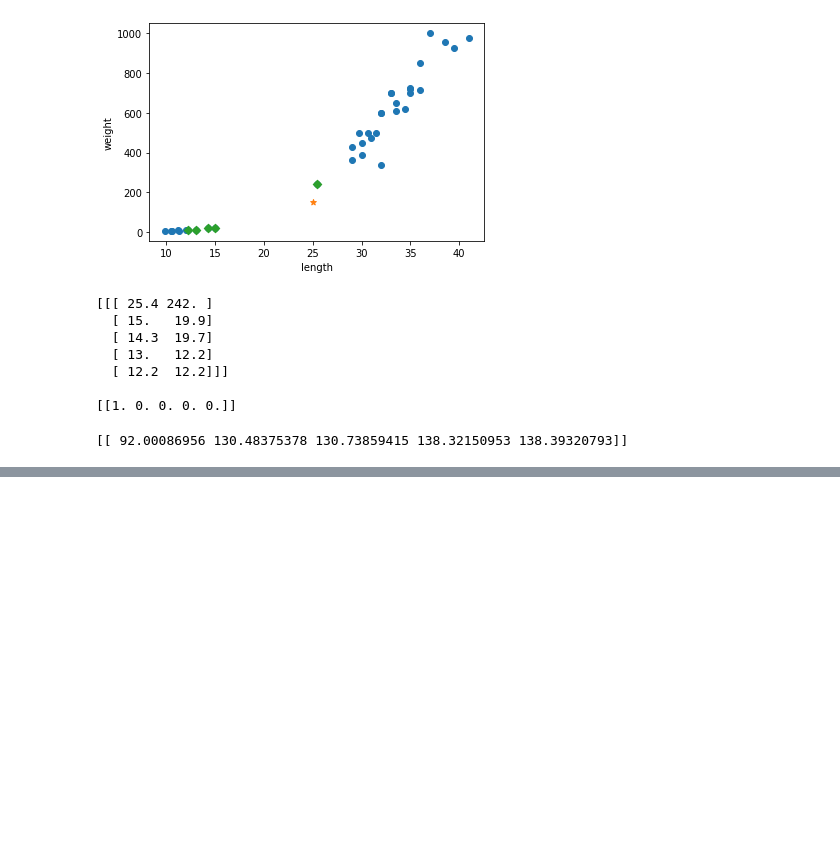
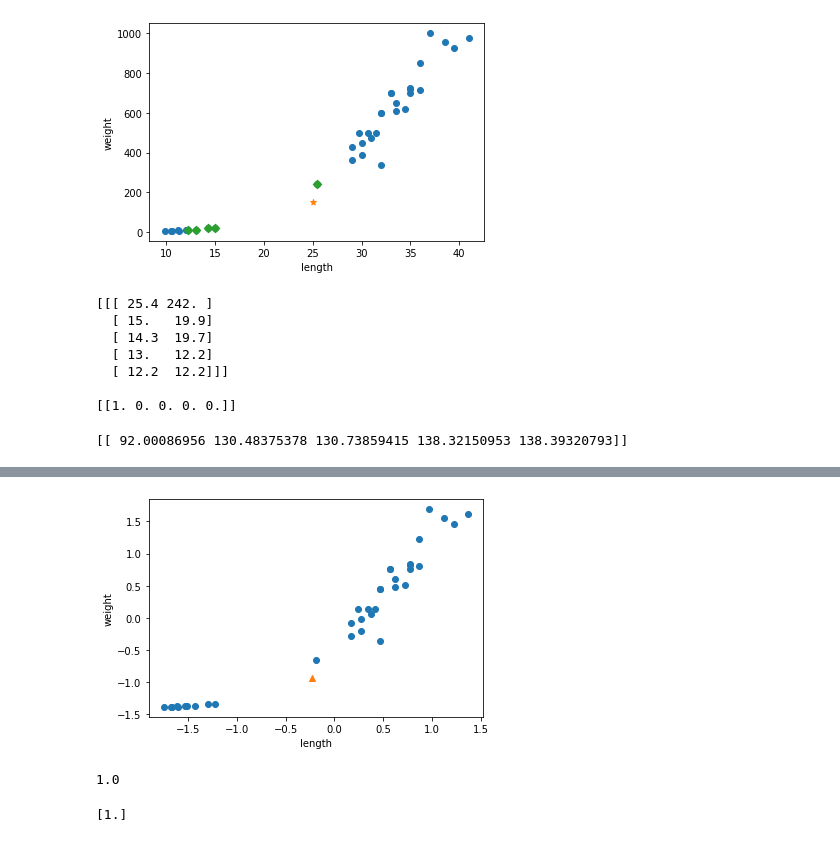
Before and after one commit to ohhongseok/ML-DeepLearning, a Jupyter notebook: 2/2-2/Data_Preprocessing.ipynb, the cells around one changed output, grey strips where cells are left out. Cells and saved outputs as stored; diff of their text form; code cells hidden in the pictures; blank space fills up the shorter version.

```diff
--- a/2/2-2/Data_Preprocessing.ipynb
+++ b/2/2-2/Data_Preprocessing.ipynb
@@ -136,0 +220,9 @@ print(distances)
+# %%
+new_data = ([25,150]-mean)/std
+plt.scatter(train_scaled[:,0],train_scaled[:,1])
+plt.scatter(new_data[0],new_data[1],marker='^')
+plt.xlabel('length')
+plt.ylabel('weight')
+plt.show()
+# %% [output]
+[figure, added]
@@ -136,0 +235,10 @@ print(distances)
+# %%
+# 바뀐 범위의 테스트 데이터를 활용해 score를 구한다
+knn.score(test_scaled, test_target)
+# %% [output]
+1.0
+# %%
+# 그리고 아까 위에서 전처리한 싱글데이터(25,150)를 다시 predict로 넣어서 돌리면 1(도미) 로 제대로 구한것을 알 수 있다.
+print(knn.predict([new_data]))
+# %% [output]
+[1.]
```
Also changed, not shown: parts of 12 cells of this notebook.
